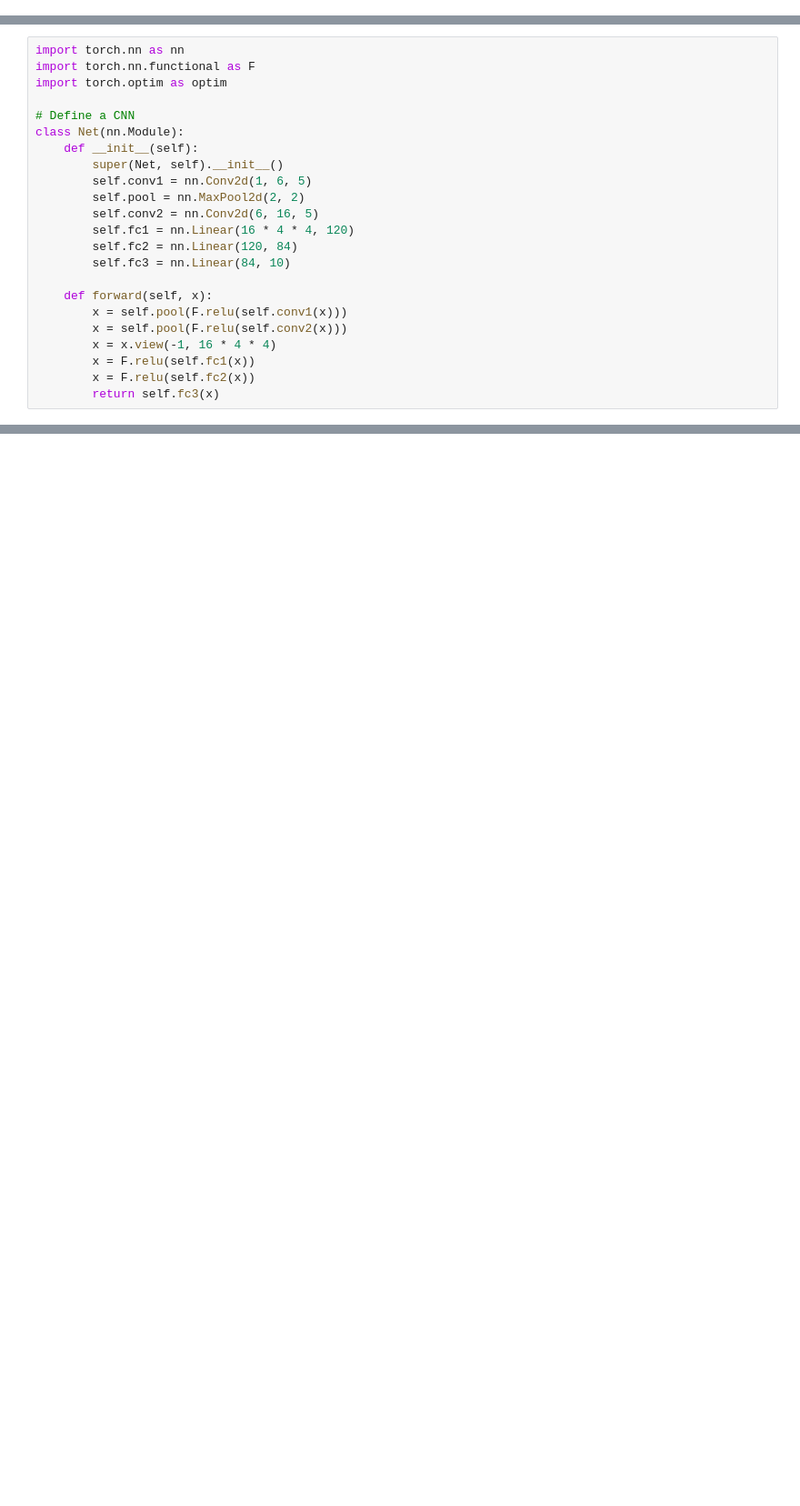
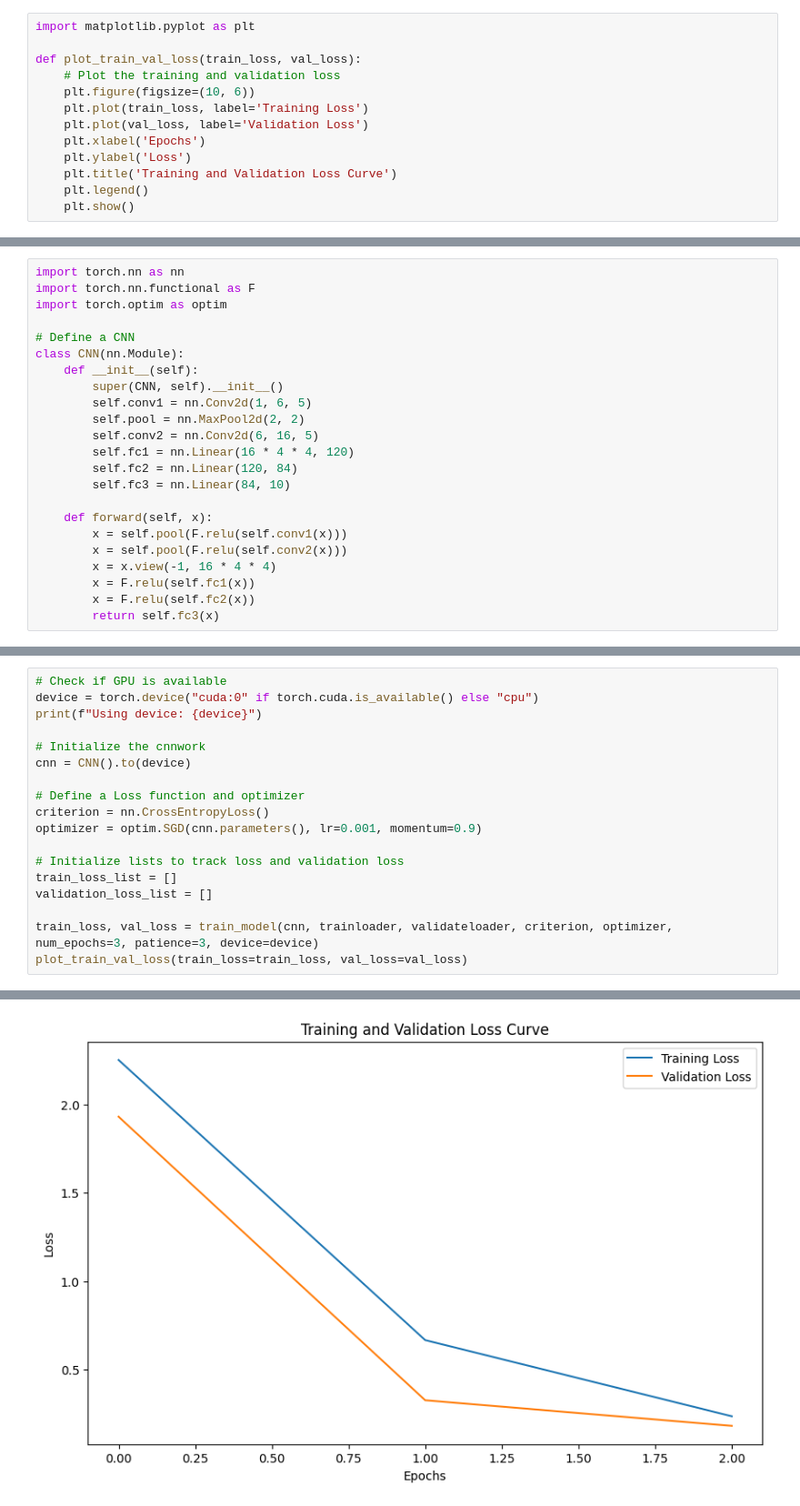
Before and after one commit to chasekunz/mnist-training, a Jupyter notebook: notebooks/cnn.ipynb, the cells around one changed output, grey strips where cells are left out. Shown: that part at 91% size. Cells and saved outputs as stored; diff of their text form; blank space fills up the shorter version.

Commit message:
Break out training and evaluation in functions

```diff
--- a/notebooks/cnn.ipynb
+++ b/notebooks/cnn.ipynb
@@ -48,0 +107,13 @@ imshow(torchvision.utils.make_grid(images))
+# %%
+import matplotlib.pyplot as plt
+
+def plot_train_val_loss(train_loss, val_loss):
+    # Plot the training and validation loss
+    plt.figure(figsize=(10, 6))
+    plt.plot(train_loss, label='Training Loss')
+    plt.plot(val_loss, label='Validation Loss')
+    plt.xlabel('Epochs')
+    plt.ylabel('Loss')
+    plt.title('Training and Validation Loss Curve')
+    plt.legend()
+    plt.show()
@@ -55,9 +153,9 @@ import torch.nn.functional as F
 import torch.optim as optim
 
 # Define a CNN
-class Net(nn.Module):
+class CNN(nn.Module):
     def __init__(self):
-        super(Net, self).__init__()
+        super(CNN, self).__init__()
         self.conv1 = nn.Conv2d(1, 6, 5)
         self.pool = nn.MaxPool2d(2, 2)
         self.conv2 = nn.Conv2d(6, 16, 5)
@@ -234,0 +176,19 @@ Confusion Matrix:
+# %%
+# Check if GPU is available
+device = torch.device("cuda:0" if torch.cuda.is_available() else "cpu")
+print(f"Using device: {device}")
+
+# Initialize the cnnwork
+cnn = CNN().to(device)
+
+# Define a Loss function and optimizer
+criterion = nn.CrossEntropyLoss()
+optimizer = optim.SGD(cnn.parameters(), lr=0.001, momentum=0.9)
+
+# Initialize lists to track loss and validation loss
+train_loss_list = []
+validation_loss_list = []
+
+train_loss, val_loss = train_model(cnn, trainloader, validateloader, criterion, optimizer, num_epochs=3, patience=3, device=device)
+plot_train_val_loss(train_loss=train_loss, val_loss=val_loss)
+# %% [output]
@@ -234,0 +200 @@ Confusion Matrix:
+[figure, added]
```
Also changed, not shown: parts of 18 cells of this notebook.
